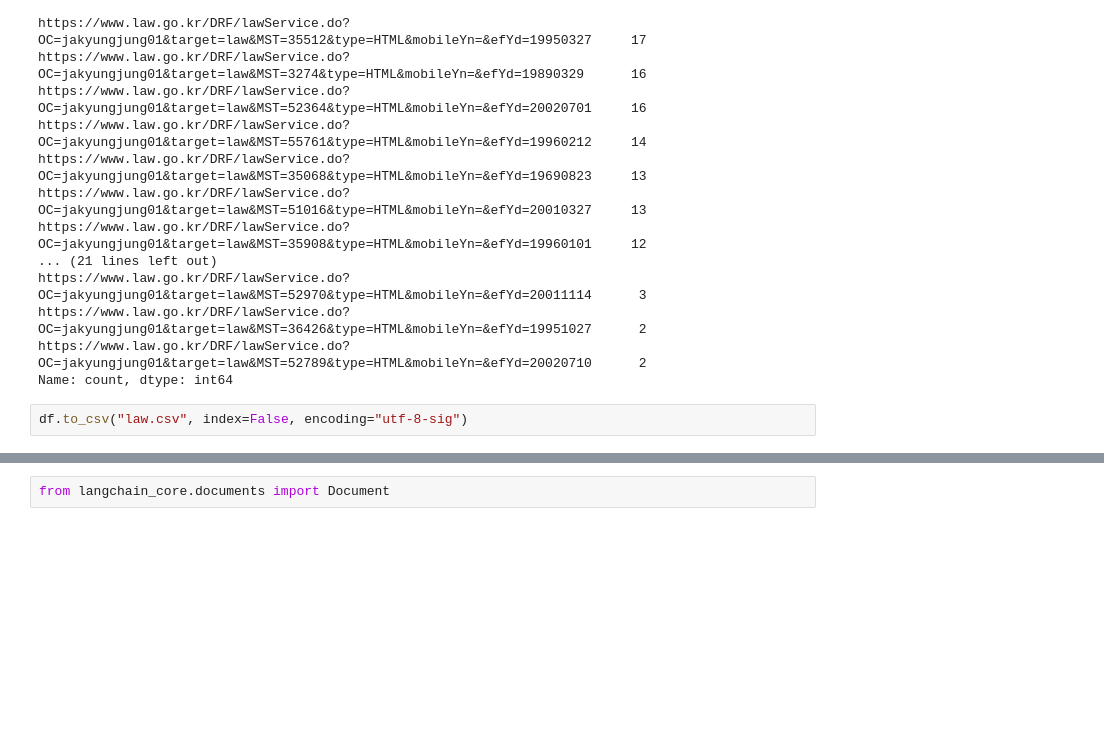
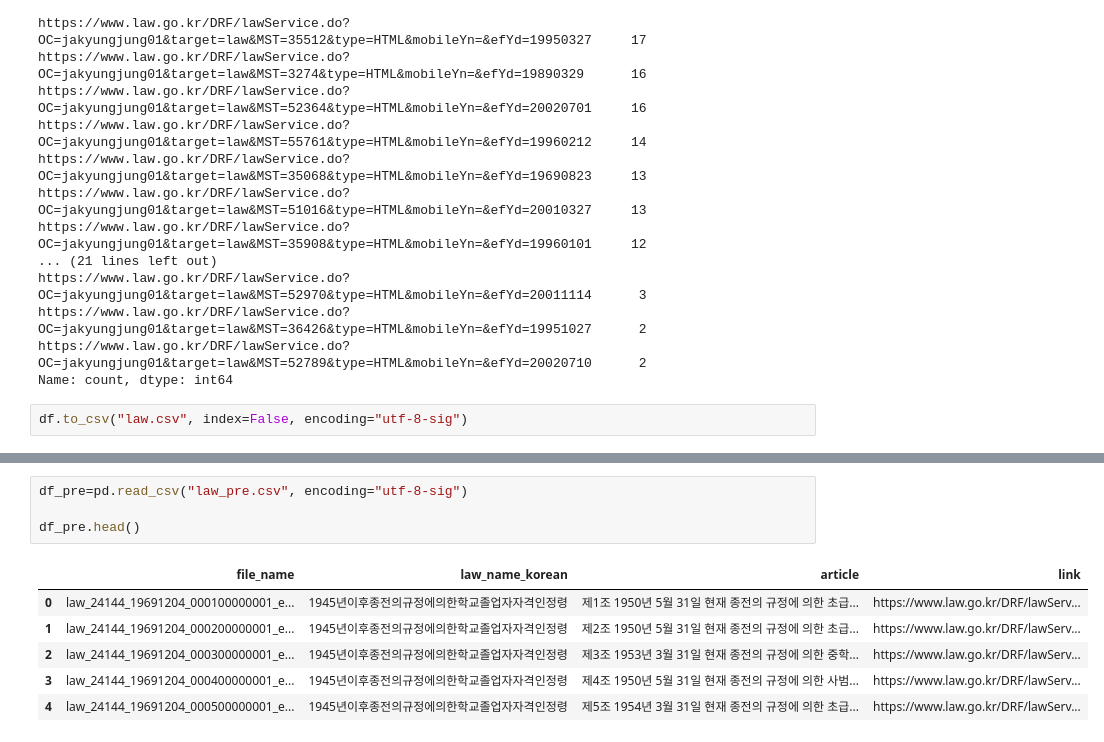
Before and after one commit to JangJiWon0108/skt, a Jupyter notebook: law.ipynb, the cells around one changed output, grey strips where cells are left out. Cells and saved outputs as stored; diff of their text form; blank space fills up the shorter version.

```diff
--- a/law.ipynb
+++ b/law.ipynb
@@ -178,2 +158,11 @@ Name: count, dtype: int64
-# %%
-from langchain_core.documents import Document
+# %%
+df_pre=pd.read_csv("law_pre.csv", encoding="utf-8-sig")
+
+df_pre.head()
+# %% [output]
+|  | file_name | law_name_korean | article | link |
+| 0 | law_24144_19691204_000100000001_e... | 1945년이후종전의규정에의한학교졸업자자격인정령 | 제1조 1950년 5월 31일 현재 종전의 규정에 의한 초급... | https://www.law.go.kr/DRF/lawServ... |
+| 1 | law_24144_19691204_000200000001_e... | 1945년이후종전의규정에의한학교졸업자자격인정령 | 제2조 1950년 5월 31일 현재 종전의 규정에 의한 초급... | https://www.law.go.kr/DRF/lawServ... |
+| 2 | law_24144_19691204_000300000001_e... | 1945년이후종전의규정에의한학교졸업자자격인정령 | 제3조 1953년 3월 31일 현재 종전의 규정에 의한 중학... | https://www.law.go.kr/DRF/lawServ... |
+| 3 | law_24144_19691204_000400000001_e... | 1945년이후종전의규정에의한학교졸업자자격인정령 | 제4조 1950년 5월 31일 현재 종전의 규정에 의한 사범... | https://www.law.go.kr/DRF/lawServ... |
+| 4 | law_24144_19691204_000500000001_e... | 1945년이후종전의규정에의한학교졸업자자격인정령 | 제5조 1954년 3월 31일 현재 종전의 규정에 의한 초급... | https://www.law.go.kr/DRF/lawServ... |
```
Also changed, not shown: parts of 9 cells of this notebook.
